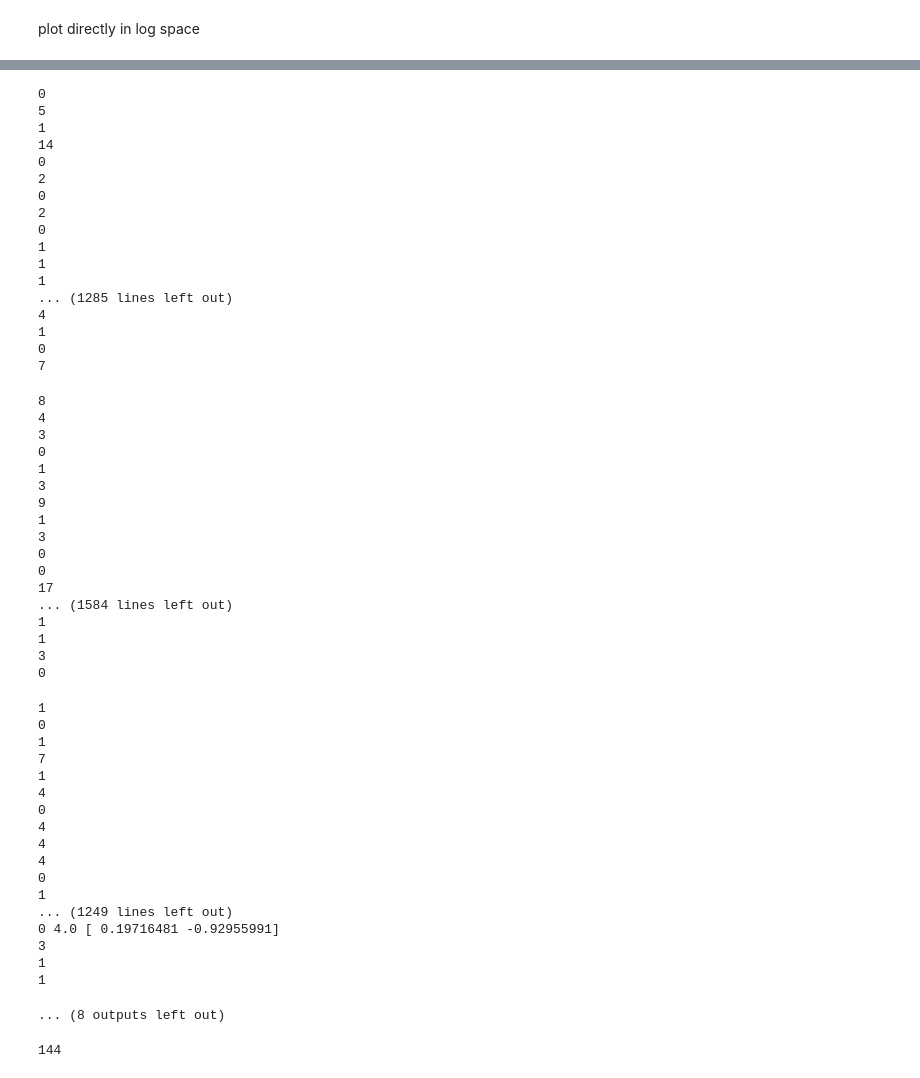
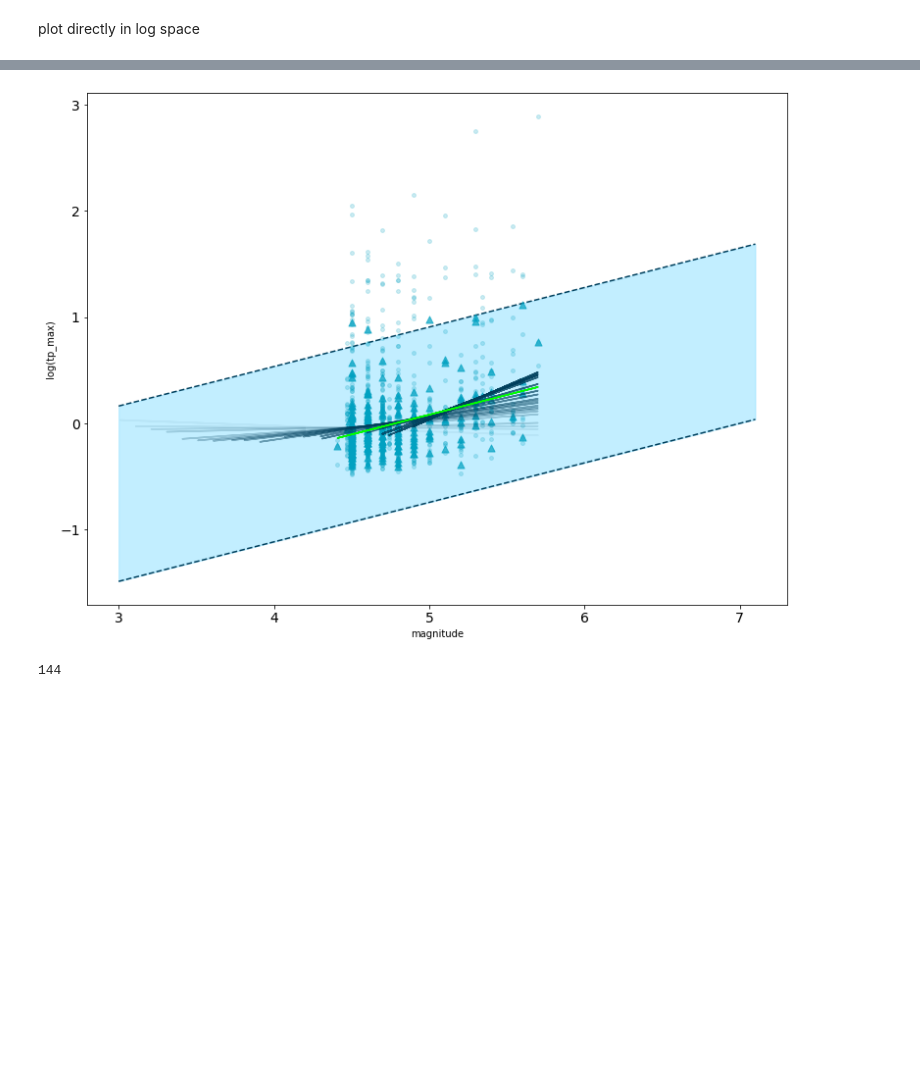
Before and after one commit to RebeccaColquhoun/seismo_det, a Jupyter notebook: code/tpmax_analysis.ipynb, the cells around one changed output, grey strips where cells are left out. Drawn from its saved outputs; the diff is of its cells as text; code cells hidden in the pictures; blank space fills up the shorter version.

```diff
--- a/code/tpmax_analysis.ipynb
+++ b/code/tpmax_analysis.ipynb
@@ -207,7 +207,7 @@ for mag_lim in np.arange(3, 5, 0.1):
             mean_tp = np.mean(list_tpmax[i])
             std_tp = np.std(list_tpmax[i])
             y_tp = []
-            print(len(list_tpmax[i]))
+            #print(len(list_tpmax[i]))
             for j in list_tpmax[i]:
                 if j > mean_tp-2*std_tp and j < mean_tp + 2*std_tp:# and j < 100:
                     y_tp.append(math.log(j, 10))
@@ -242,23 +242,23 @@ for mag_lim in np.arange(3, 5, 0.1):
                 y_aves_tc.append(np.median(y_tc))
                 x_aves_tc.append(list_mags[i])
     popt, pcov = curve_fit(model_function_2, x_aves_tp, y_aves_tp)
-    print(len(x_tp), mag_lim, popt)
+    #print(len(x_tp), mag_lim, popt)
     axs.plot(np.array(x_aves_tp), model_function_2(np.array(x_aves_tp), *popt), color = '#003f5c', alpha = count/21, zorder =10)
     if str(mag_lim) == str(4.4):
         popt, pcov = curve_fit(model_function_2, x_aves_tp, y_aves_tp, absolute_sigma = True)
         axs.plot(np.array(x_aves_tp), model_function_2(np.array(x_aves_tp), *popt), color='lime', zorder =100)
         popt_final, pcov_final = popt, pcov
-        print(x_aves_tp)
-        print(y_aves_tp)
-        print(len(x_aves_tp), len(y_aves_tp))
+        #print(x_aves_tp)
+        #print(y_aves_tp)
+        #print(len(x_aves_tp), len(y_aves_tp))
         # add 2 * std banding
 
         perr = np.sqrt(np.diag(pcov))
-        print(popt, perr)
+        #print(popt, perr)
         x_me = np.arange(3, 7.2, 0.1)
         x_lower_me = x_me - perr[1]*2
         x_upper_me =  x_me + perr[1]*2
-        y_me = popt[0]*x+popt[1]
+        y_me = popt[0]*x_me+popt[1]
         y_lower_me = popt[0]*x_lower-popt[1]
         y_upper_me = popt[0]*x_upper-popt[1]
         #axs[0].plot(x, y_me, color = '')
@@ -277,8 +277,10 @@ axs.set_xlabel("magnitude")
 #axs[1].set_xlabel("magnitude")
 axs.set_ylabel("log(tp_max)")
 #axs[1].set_ylabel("tc")
-axs.set_title("tp_max")
+#axs.set_title("tp_max")
 #axs[1].set_title("tc")
-fig.suptitle("median = triangle")
+#fig.suptitle("median = triangle")
+axs.tick_params(axis='both', which='major', labelsize=14)
+axs.tick_params(axis='both', which='minor', labelsize=14)
 #axs.set_ylim(-1, 1)
 # %% [output]
@@ -438,55 +287,4 @@ fig.suptitle("median = triangle")
-0
-5
-1
-14
-0
-2
-0
-2
-0
-1
-1
-1
-... (1285 lines left out)
-4
-1
-0
-7
-8
-4
-3
-0
-1
-3
-9
-1
-3
-0
-0
-17
-... (1584 lines left out)
-1
-1
-3
-0
-1
-0
-1
-7
-1
-4
-0
-4
-4
-4
-0
-1
-... (1249 lines left out)
-0 4.0 [ 0.19716481 -0.92955991]
-3
-1
-1
-... (8 outputs left out)
+[figure, added]
 # %%
 eq_count = 0
 for i  in range(0, len(list_mags)):
```
Also changed, not shown: parts of 2 cells of this notebook, 13 other files.
